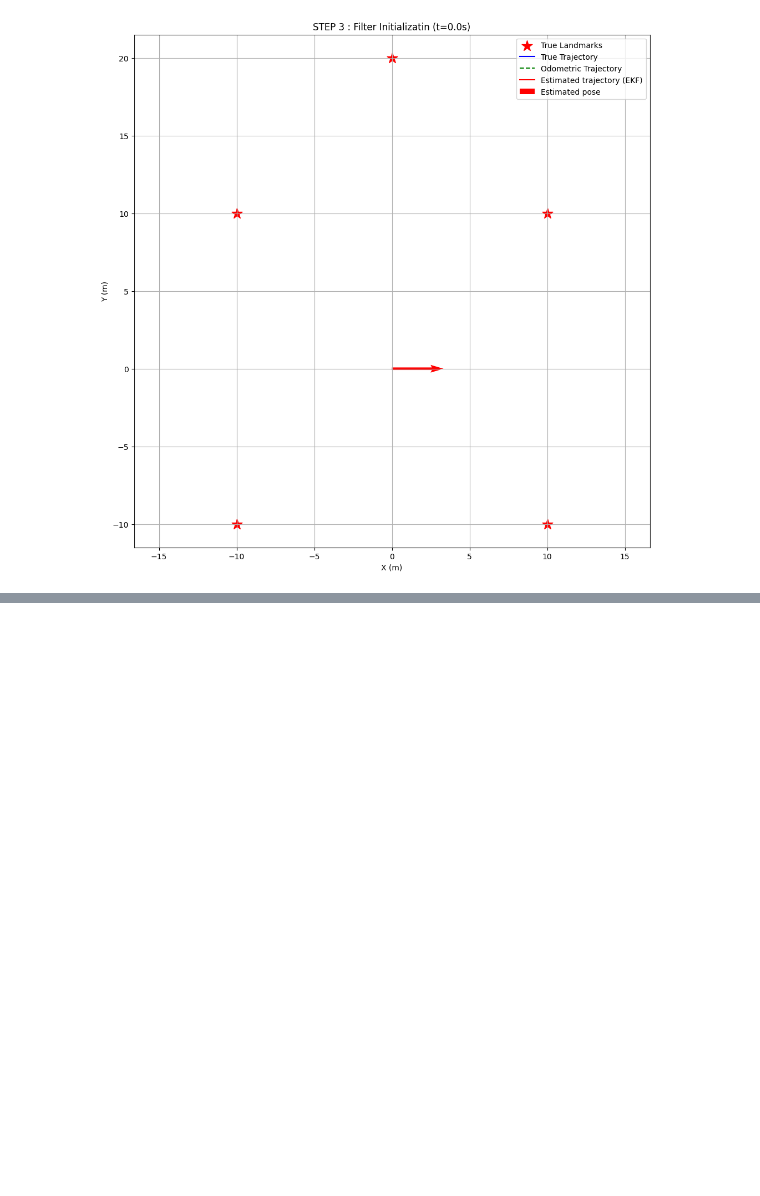
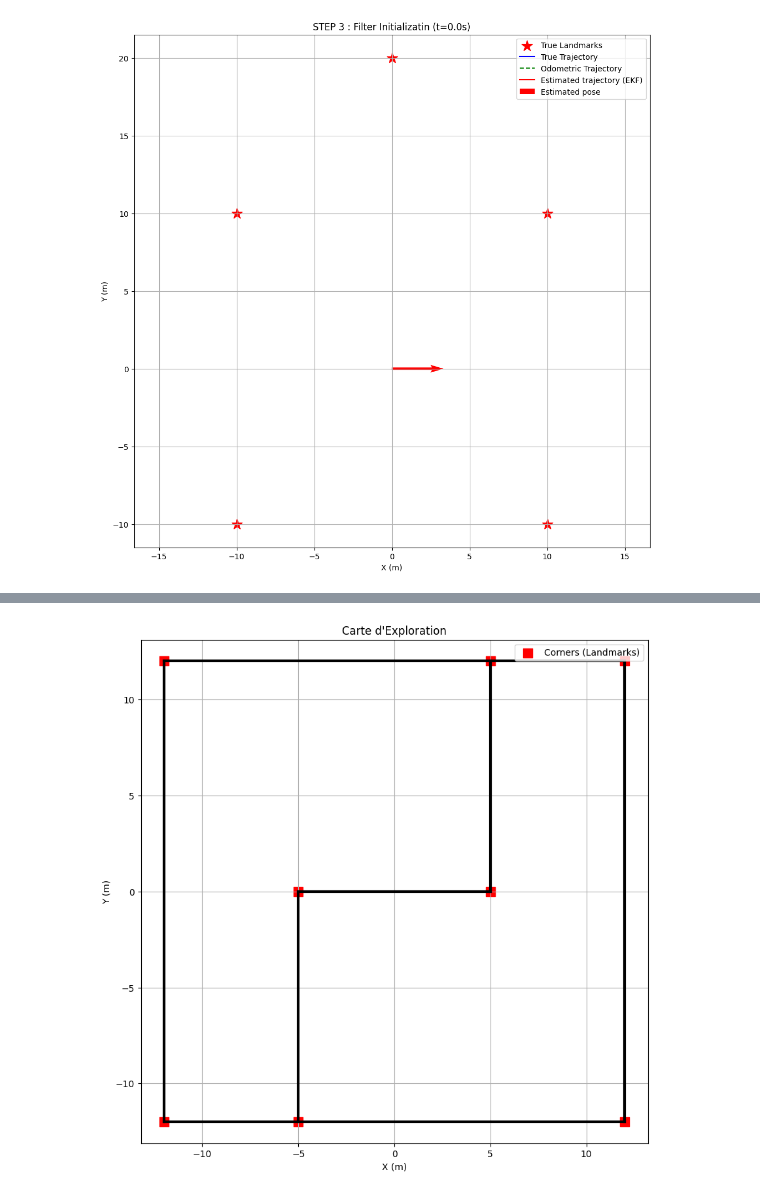
Before and after one commit to diidouu/SLAM-PROJECT, a Jupyter notebook: projectRobotic.ipynb, the cells around one changed output, grey strips where cells are left out. Saved outputs shown, nothing was run; the diff lists cells and outputs as text; code cells hidden in the pictures; blank space fills up the shorter version.

```diff
--- a/projectRobotic.ipynb
+++ b/projectRobotic.ipynb
@@ -426,0 +1201,77 @@ plot_state(true_path, odometry_path, mu_history, Sigma_history, landmarks, step=
+# %%
+# ==============================================================================
+# PROJET AVANCÉ - ÉTAPE A : CARTE D'EXPLORATION ET NOUVEAU CAPTEUR
+# ==============================================================================
+import numpy as np
+import matplotlib.pyplot as plt
+
+# --- 1. Définir une carte structurée avec des murs ---
+# On définit des segments de murs [x1, y1, x2, y2]
+walls = np.array([
+    [-12, -12, 12, -12], # Mur du bas
+    [-12, 12, 12, 12],   # Mur du haut
+    [-12, -12, -12, 12], # Mur de gauche
+    [12, -12, 12, 12],   # Mur de droite
+    [-5, -12, -5, 0],    # Mur intérieur 1
+    [5, 12, 5, 0],       # Mur intérieur 2
+    [-5, 0, 5, 0]        # Mur intérieur 3 (avec une ouverture)
+])
+
+# Les amers (landmarks) sont maintenant les coins des murs
+# On extrait les points uniques pour éviter les doublons
+landmarks = np.unique(np.vstack((walls[:, :2], walls[:, 2:])), axis=0)
+NUM_LANDMARKS = landmarks.shape[0]
+
+# --- 2. Simuler un capteur LIDAR plus réaliste ---
+# Cette fonction vérifie si un amer est visible (pas caché par un mur)
+def is_visible(robot_pos, landmark_pos, walls):
+    # Pour la simplicité, on ne vérifie pas l'occlusion pour l'instant.
+    # Dans une simulation complète, on utiliserait un algorithme d'intersection de segments.
+    # On se contente de vérifier la distance.
+    VISIBLE_DISTANCE = 15.0
+    dist = np.linalg.norm(robot_pos - landmark_pos)
+    return dist <= VISIBLE_DISTANCE
+
+# --- 3. Définir un comportement d'exploration simple ---
+def exploration_controller(robot_pose, measurements):
+    """
+    Un contrôleur très simple qui décide des prochaines commandes de vitesse.
+    - robot_pose: La pose VRAIE actuelle [x, y, theta]
+    - measurements: Les mesures VRAIES du capteur
+    """
+    # Paramètres du comportement
+    FORWARD_SPEED = 0.5  # m/s
+    ROTATION_SPEED = 0.3 # rad/s
+    OBSTACLE_THRESHOLD = 1.5 # m
+
+    # Vérifier s'il y a un obstacle droit devant
+    front_clear = True
+    if measurements: # S'il y a des mesures
+        for dist, bearing in measurements:
+            # Si un obstacle est proche et quasiment en face
+            if dist < OBSTACLE_THRESHOLD and abs(bearing) < np.pi / 4:
+                front_clear = False
+                break
+
+    if front_clear:
+        # La voie est libre, on avance
+        return np.array([FORWARD_SPEED, 0.0]) # v, omega
+    else:
+        # Obstacle détecté, on tourne à gauche
+        return np.array([0.0, ROTATION_SPEED])
+
+# --- Visualisation de la nouvelle carte ---
+def plot_map(walls, landmarks):
+    fig, ax = plt.subplots(figsize=(10, 10))
+    for wall in walls:
+        ax.plot([wall[0], wall[2]], [wall[1], wall[3]], 'k-', linewidth=3)
+    ax.scatter(landmarks[:, 0], landmarks[:, 1], marker='s', s=100, color='red', label='Corners (Landmarks)')
+
+    ax.set_title("Carte d'Exploration")
+    ax.set_xlabel("X (m)"); ax.set_ylabel("Y (m)")
+    ax.grid(True); ax.axis('equal'); ax.legend()
+    plt.show()
+
+plot_map(walls, landmarks)
+# %% [output]
+[figure, added]
```
Also changed, not shown: parts of 11 cells of this notebook.
